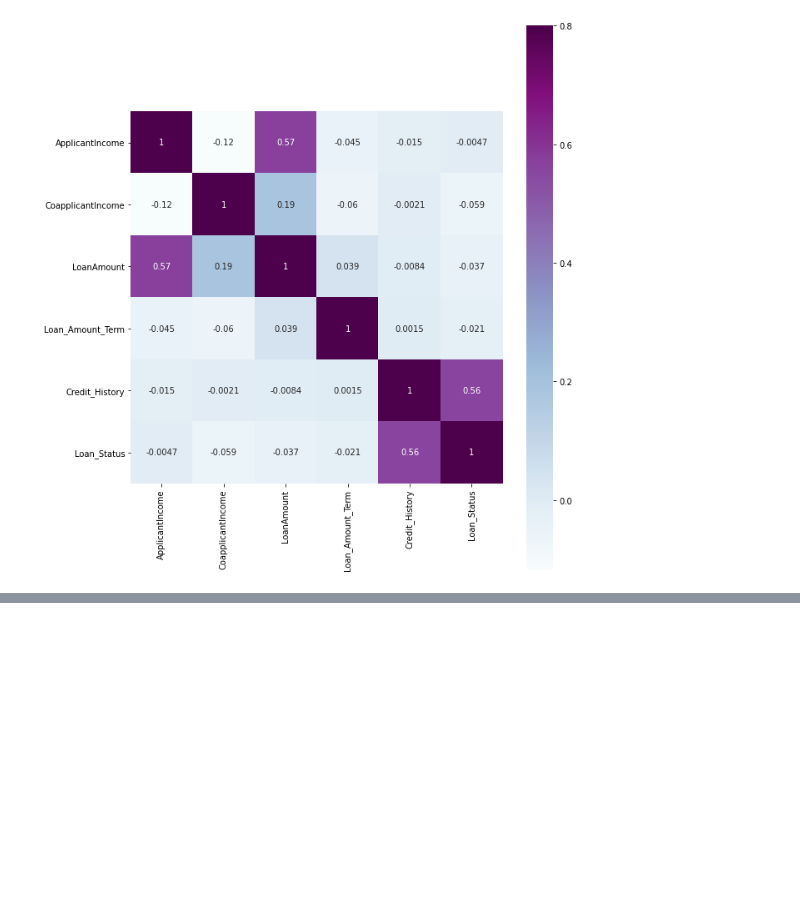
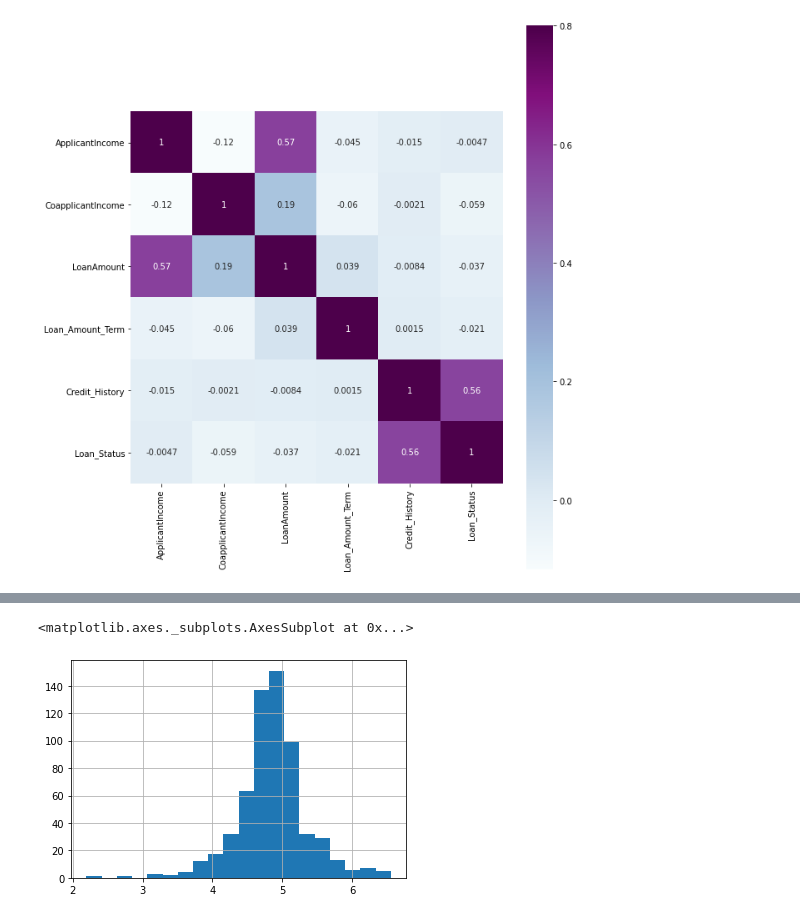
Before and after one commit to shivam23rawat/Home-Loan-Prediction-System, a Jupyter notebook: Home_Loan_Prediction.ipynb, the cells around one changed output, grey strips where cells are left out. Saved outputs shown, nothing was run; the diff lists cells and outputs as text; code cells hidden in the pictures; blank space fills up the shorter version.

```diff
--- a/Home_Loan_Prediction.ipynb
+++ b/Home_Loan_Prediction.ipynb
@@ -467,0 +626,6 @@ sns.heatmap(matrix, vmax=.8, square=True, cmap="BuPu",annot=True);
+# %%
+train['LoanAmount_log'] = np.log(train['LoanAmount']) #Calculating Natural Log for loan_amount values as a part of normalization.
+train['LoanAmount_log'].hist(bins=20)
+# %% [output]
+<matplotlib.axes._subplots.AxesSubplot at 0x...>
+[figure, added]
```
Also changed, not shown: parts of 148 cells of this notebook.
